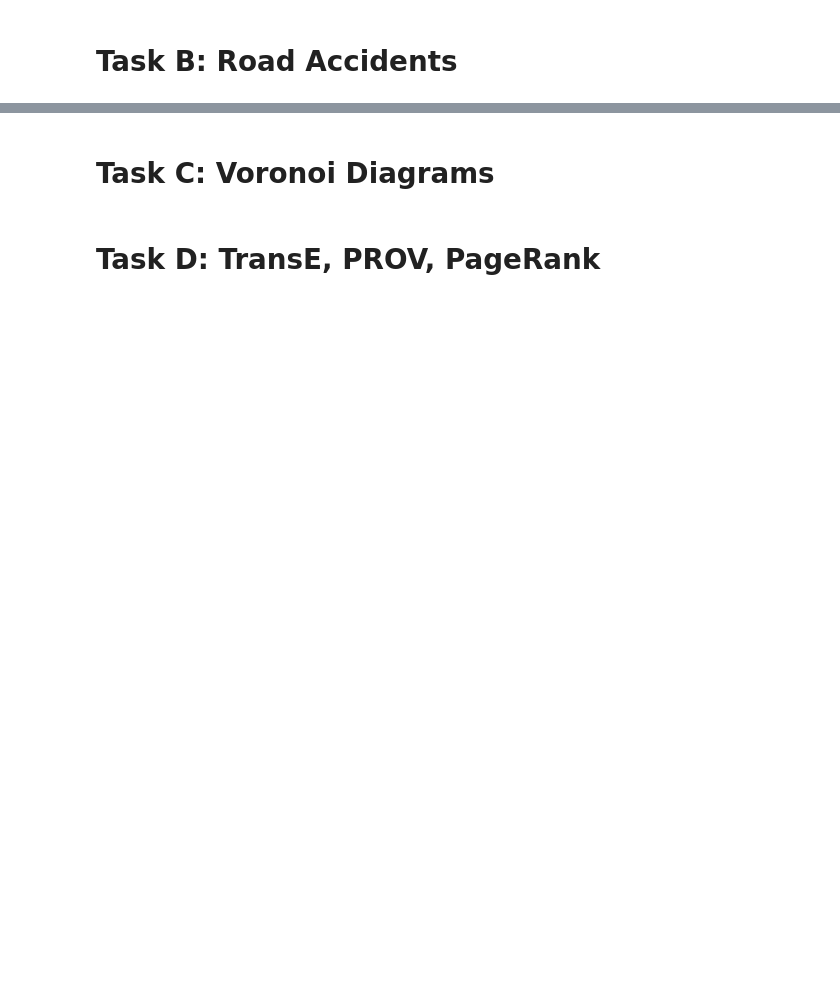
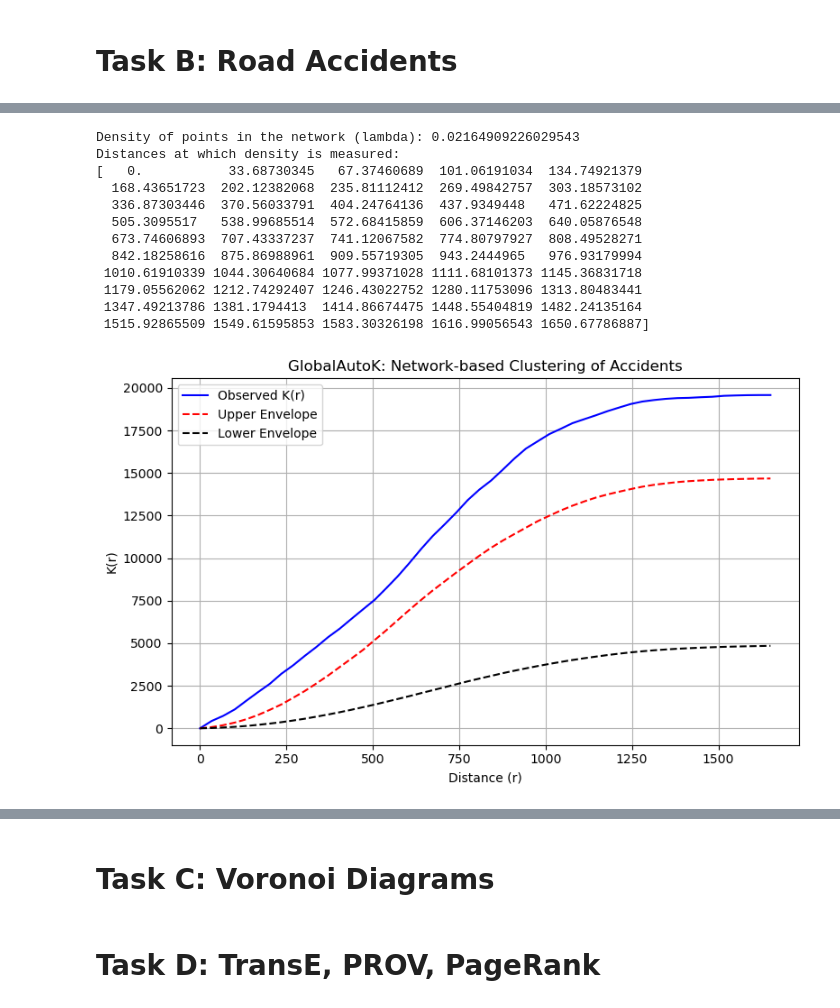
Before and after one commit to ammararfan2-lab/7CUSMNDA-2025-Coursework, a Jupyter notebook: notebooks/Part2.ipynb, the cells around one changed output, grey strips where cells are left out. Cells and saved outputs as stored; diff of their text form; code cells hidden in the pictures; blank space fills up the shorter version.

```diff
--- a/notebooks/Part2.ipynb
+++ b/notebooks/Part2.ipynb
@@ -255,0 +332,38 @@ Following is a counterexample causing non-planarity:
+# %%
+# Computing the GlobalAutoK result using snapped points
+kres = network.GlobalAutoK(
+    network.pointpatterns["accidents"],
+    nsteps=50,
+    permutations=100
+)
+
+# Printing lambda (overall density) and distances
+print(f"Density of points in the network (lambda): {kres.lam}")
+print(f"Distances at which density is measured:\n{kres.xaxis}")
+
+# Plotting observed vs envelopes
+fig, ax = plt.subplots(figsize=(8, 5))
+ax.plot(kres.xaxis, kres.observed, "b-", label="Observed K(r)")
+ax.plot(kres.xaxis, kres.upperenvelope, "r--", label="Upper Envelope")
+ax.plot(kres.xaxis, kres.lowerenvelope, "k--", label="Lower Envelope")
+ax.set_xlabel("Distance (r)")
+ax.set_ylabel("K(r)")
+ax.set_title("GlobalAutoK: Network-based Clustering of Accidents")
+ax.legend(loc="best")
+plt.grid(True)
+plt.tight_layout()
+plt.show()
+# %% [output]
+Density of points in the network (lambda): 0.02164909226029543
+Distances at which density is measured:
+[   0.           33.68730345   67.37460689  101.06191034  134.74921379
+  168.43651723  202.12382068  235.81112412  269.49842757  303.18573102
+  336.87303446  370.56033791  404.24764136  437.9349448   471.62224825
+  505.3095517   538.99685514  572.68415859  606.37146203  640.05876548
+  673.74606893  707.43337237  741.12067582  774.80797927  808.49528271
+  842.18258616  875.86988961  909.55719305  943.2444965   976.93179994
+ 1010.61910339 1044.30640684 1077.99371028 1111.68101373 1145.36831718
+ 1179.05562062 1212.74292407 1246.43022752 1280.11753096 1313.80483441
+ 1347.49213786 1381.1794413  1414.86674475 1448.55404819 1482.24135164
+ 1515.92865509 1549.61595853 1583.30326198 1616.99056543 1650.67786887]
+[figure, added]
```
Also changed, not shown: parts of 16 cells of this notebook.
